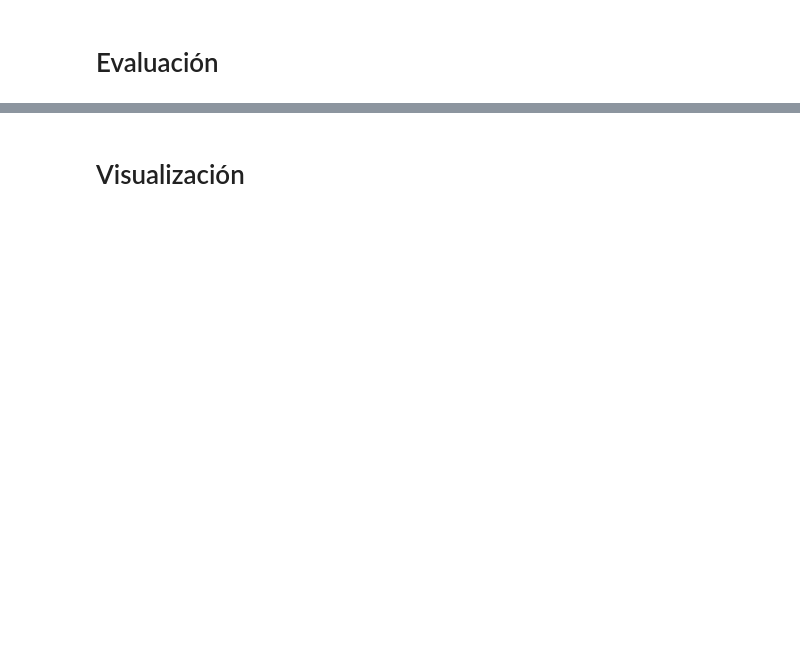
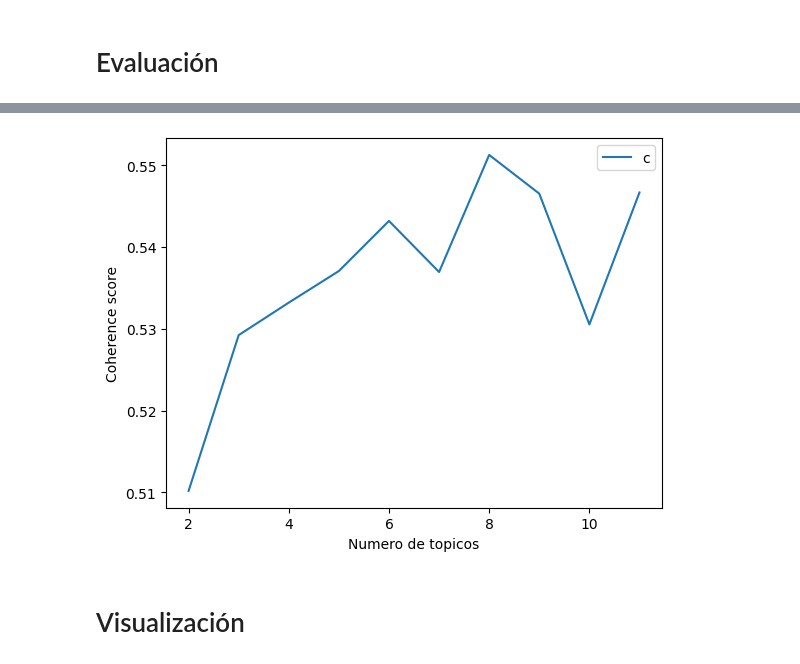
Before and after one commit to Repositivo/Procesamiento-de-comentarios, a Jupyter notebook: Notebooks/Generacion_categorias.ipynb, the cells around one changed output, grey strips where cells are left out. Cells and saved outputs as stored; diff of their text form; code cells hidden in the pictures; blank space fills up the shorter version.

```diff
--- a/Notebooks/Generacion_categorias.ipynb
+++ b/Notebooks/Generacion_categorias.ipynb
@@ -58,7 +75,7 @@ stopwords.update(stopword_es)
 
 tokens = [
     [word for word in simple_preprocess(comentario, deacc=True) if word not in stopwords]
-    for comentario in positivos['comentario']
+    for comentario in df1['comentario']
 ]
 
 dictionary = corpora.Dictionary(tokens)
@@ -84,8 +189,8 @@ dic = [[(id2word[i], freq) for i, freq in doc] for doc in corpus[:5]]
 from gensim.models import LdaModel
 
 # Set training parameters.
-num_topics = 6
-chunksize = 2000 # numero de documentos procesados a la vez
+num_topics = 8
+chunksize = 5000 # numero de documentos procesados a la vez
 passes = 20 # cantidad de veces que se pasa por el total del corpus
 iterations = 400 # cantidad de iteraciones durante el entrenamiento
 eval_every = None  # Don't evaluate model perplexity, takes too much time.
@@ -131,3 +258,10 @@ AttributeError: 'list' object has no attribute 'token2id'
+# %%
+# preparar textos para predicción de tópicos
+
+# Crear una lista de los tokens de cada comentario
+
+tokens = [[word for word in simple_preprocess(comentario, deacc=True) if word not in stopwords] for comentario in df['comentario']]
+corpus1 = [dictionary.doc2bow(token) for token in tokens]
 # %%
 from pprint import pprint
 
@@ -195,2 +305,57 @@ nCoherence Score:  0.5534109666355468
+# %%
+## Evaluacion de coherence score para distintos numeros de topicos
+
+def compute_coherence_values(dictionary, corpus, texts, limit, start=2, step=1):
+    """
+    Computa los valores de coherencia para distintos numeros de topicos
+
+    Parameters:
+    ----------
+    dictionary : Gensim dictionary
+    corpus : Gensim corpus
+    texts : Lista de input texts
+    limit : Maximo numero de topicos
+
+    Returns:
+    -------
+    model_list : Lista de modelos LDA
+    coherence_values : Coherence values correspondientes a los modelos LDA con valores de numero de topicos
+    """
+    coherence_values = []
+    model_list = []
+    for num_topics in range(start, limit, step):
+        model = LdaModel(
+    corpus=corpus,
+    id2word=id2word,
+    chunksize=chunksize,
+    alpha='auto',
+    eta='auto',
+    iterations=iterations,
+    num_topics=num_topics,
+    passes=passes,
+    eval_every=eval_every,
+    random_state=1,
+    minimum_probability=0.3
+)
+        model_list.append(model)
+        coherencemodel = CoherenceModel(model=model, texts=texts, dictionary=dictionary, coherence='c_v')
+        coherence_values.append(coherencemodel.get_coherence())
+
+    return model_list, coherence_values
+
+
+# Ejecutar la funcion anterior
+model_list, coherence_values = compute_coherence_values(dictionary=dictionary, corpus=corpus, texts=tokens, start=2, limit=12, step=1)
+
+# Mostrar los valores de coherence score
+limit=12; start=2; step=1;
+x = range(start, limit, step)
+plt.plot(x, coherence_values)
+plt.xlabel("Numero de topicos")
+plt.ylabel("Coherence score")
+plt.legend(("coherence_values"), loc='best')
+plt.show()
+# %% [output]
+[figure, added]
 # %% [markdown]
 # Visualización
```
Also changed, not shown: parts of 61 cells of this notebook, 7 other files.
